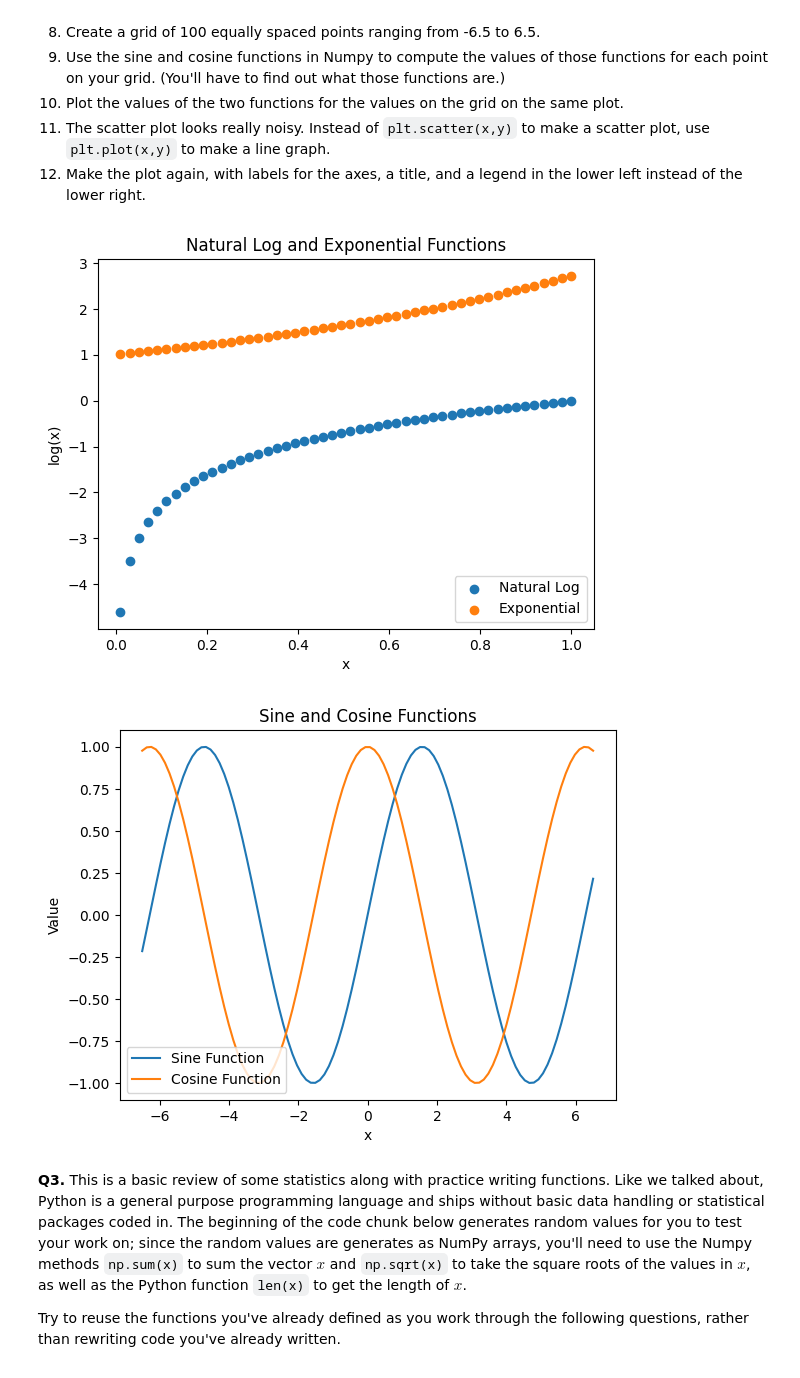
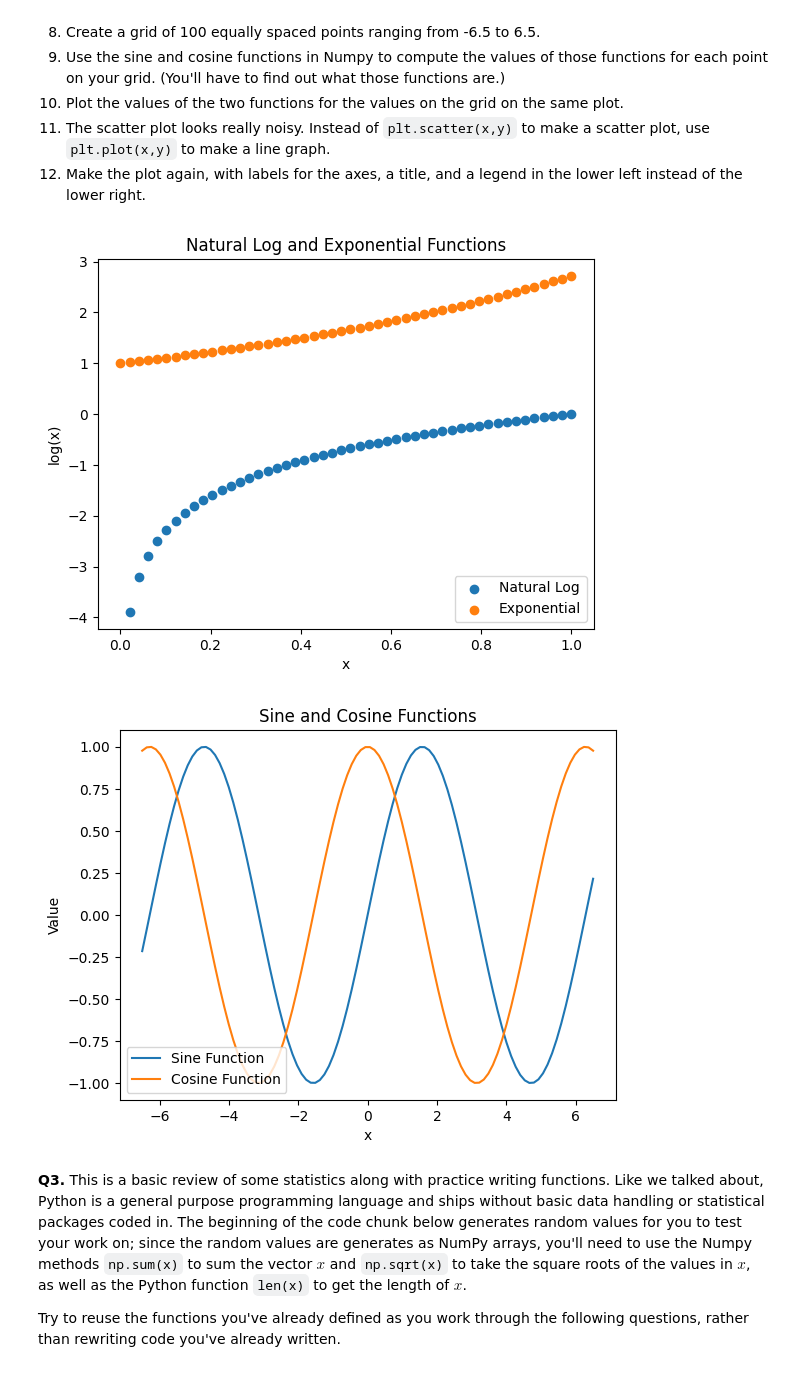
Before and after one commit to rpe2nh/programming, a Jupyter notebook: assignment/assignment_programming.ipynb, the cells around one changed output. Saved outputs shown, nothing was run; the diff lists cells and outputs as text; code cells hidden in the pictures.

```diff
--- a/assignment/assignment_programming.ipynb
+++ b/assignment/assignment_programming.ipynb
@@ -77,34 +77,32 @@ Now do it again, with slightly less direction:
 # %%
 import numpy as np
 import matplotlib.pyplot as plt
 
-x = np.linspace(0.01, 1, 50)
+x = np.linspace(0, 1, 50)
 y = np.log(x)
 z = np.exp(x)
 plt.scatter(x,y, label = 'Natural Log')
 plt.scatter(x, z, label='Exponential')
 plt.xlabel('x')
 plt.ylabel('log(x)')
 plt.title('Natural Log and Exponential Functions')
 plt.legend(loc = 'lower right')
 plt.show()
+# Steps 8-12 below
+
+q = np.linspace(-6.5,6.5,100)
+r = np.sin(q)
+s = np.cos(q)
+plt.plot(q,r, label = 'Sine Function')
+plt.plot(q, s, label='Cosine Function')
+plt.xlabel('x')
+plt.ylabel('Value')
+plt.title('Sine and Cosine Functions')
+plt.legend(loc = 'lower left')
+plt.show()
 # %% [output]
-[figure, old version]
+[figure, new version]
+[figure, added]
-# %%
-# Steps 8-12 below
-
-q = np.linspace(-6.5,6.5,100)
-r = np.sin(q)
-s = np.cos(q)
-plt.plot(q,r, label = 'Sine Function')
-plt.plot(q, s, label='Cosine Function')
-plt.xlabel('x')
-plt.ylabel('Value')
-plt.title('Sine and Cosine Functions')
-plt.legend(loc = 'lower left')
-plt.show()
-# %% [output]
-[figure, removed]
 # %% [markdown]
 **Q3.** This is a basic review of some statistics along with practice writing functions. Like we talked about, Python is a general purpose programming language and ships without basic data handling or statistical packages coded in. The beginning of the code chunk below generates random values for you to test your work on; since the random values are generates as NumPy arrays, you'll need to use the Numpy methods `np.sum(x)` to sum the vector $x$ and `np.sqrt(x)` to take the square roots of the values in $x$, as well as the Python function `len(x)` to get the length of $x$.
 
```
